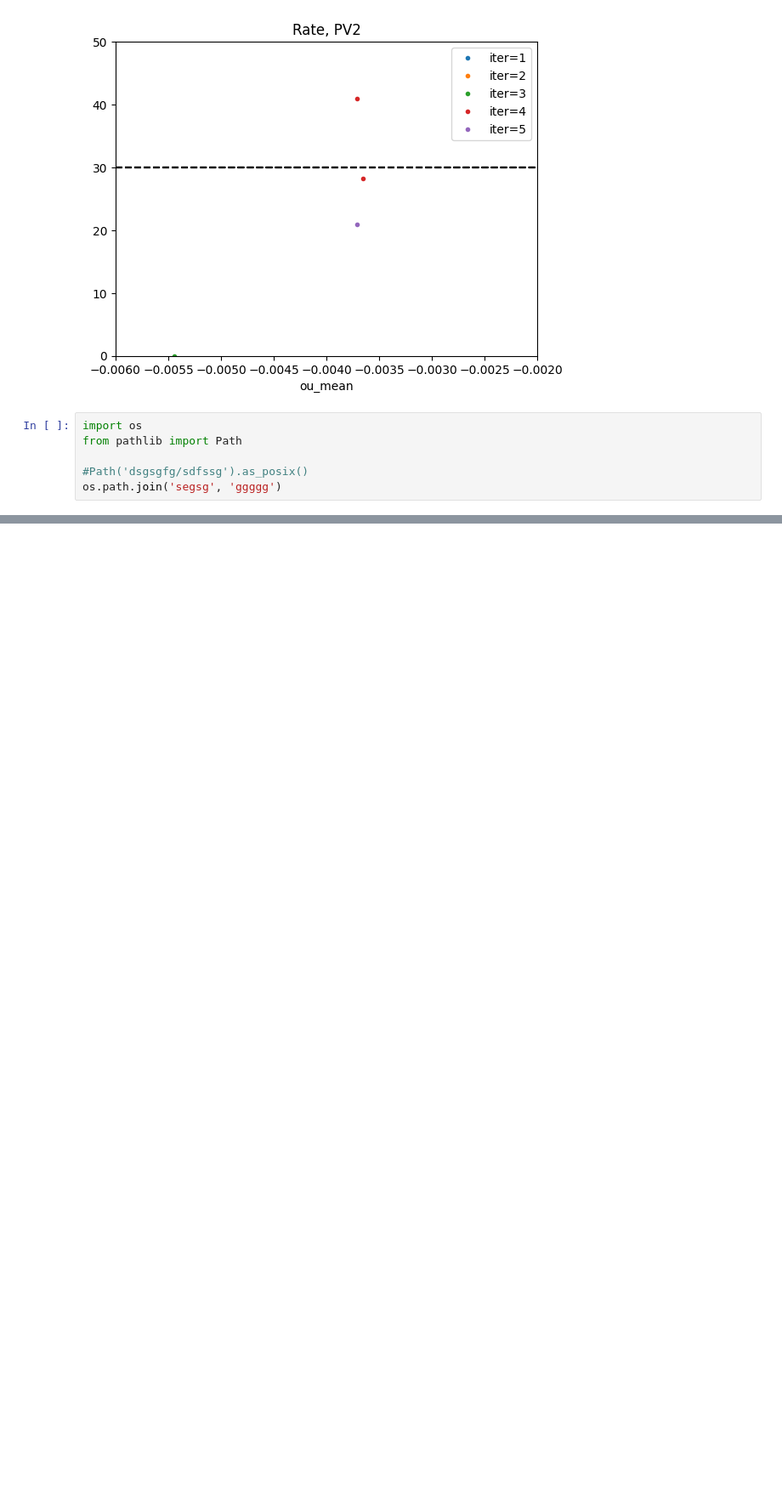
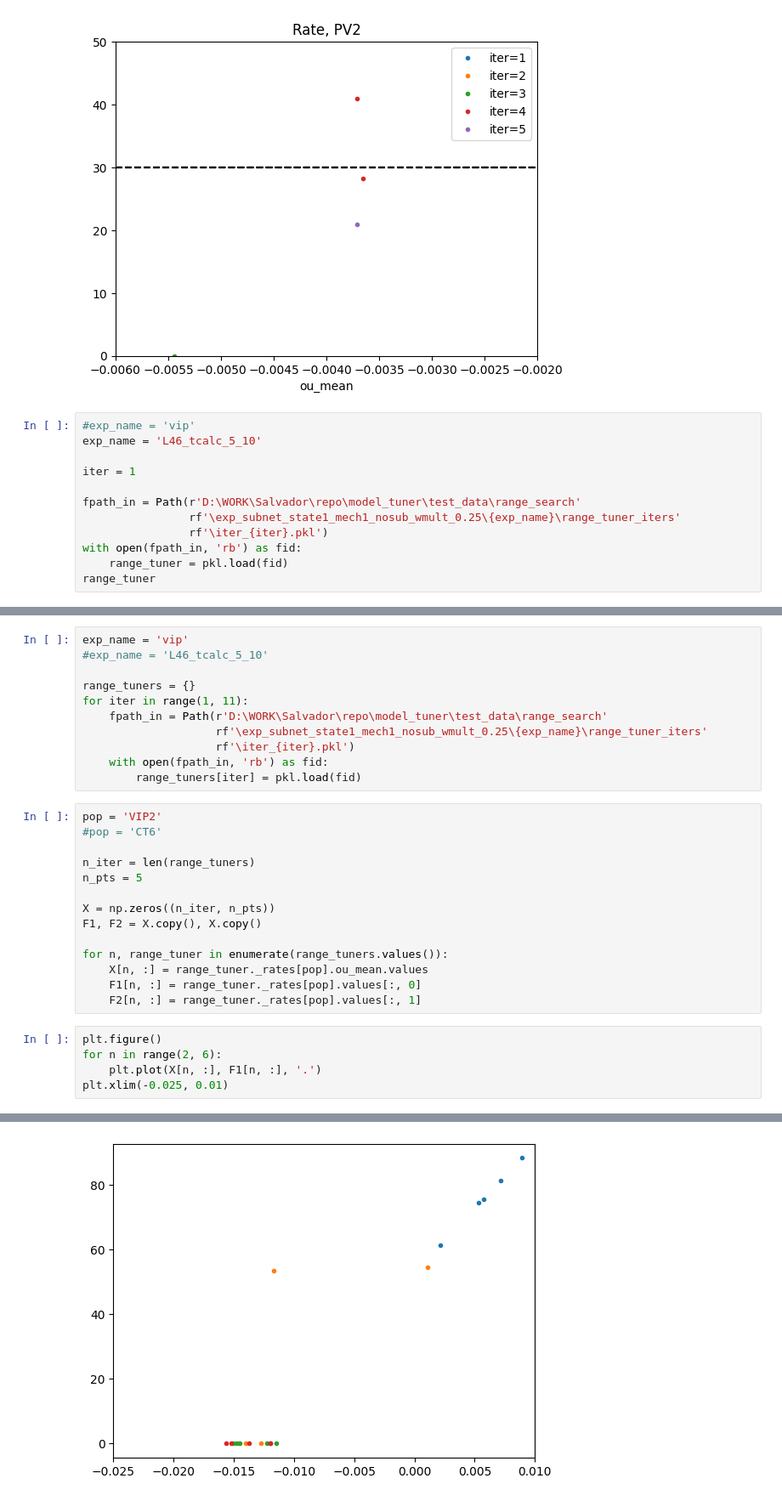
Before and after one commit to niknovikov19/model_tuner, a Jupyter notebook: proto/oumean_range_search/explore_results.ipynb, the cells around one changed output, grey strips where cells are left out. Shown: that part at 85% size. Drawn from its saved outputs; the diff is of its cells as text; blank space fills up the shorter version.

Commit message:
Implement automatic OU range search

```diff
--- a/proto/oumean_range_search/explore_results.ipynb
+++ b/proto/oumean_range_search/explore_results.ipynb
@@ -67,9 +70,15 @@ plt.ylim(0, 50)
 (0.0, 50.0)
 [figure]
 # %%
-import os
-from pathlib import Path
+#exp_name = 'vip'
+exp_name = 'L46_tcalc_5_10'
 
-#Path('dsgsgfg/sdfssg').as_posix()
-os.path.join('segsg', 'ggggg')
+iter = 1
+
+fpath_in = Path(r'D:\WORK\Salvador\repo\model_tuner\test_data\range_search'
+                rf'\exp_subnet_state1_mech1_nosub_wmult_0.25\{exp_name}\range_tuner_iters'
+                rf'\iter_{iter}.pkl')
+with open(fpath_in, 'rb') as fid:
+    range_tuner = pkl.load(fid)
+range_tuner
 # %% [output]
@@ -76,0 +90,31 @@ os.path.join('segsg', 'ggggg')
+# %%
+exp_name = 'vip'
+#exp_name = 'L46_tcalc_5_10'
+
+range_tuners = {}
+for iter in range(1, 11):
+    fpath_in = Path(r'D:\WORK\Salvador\repo\model_tuner\test_data\range_search'
+                    rf'\exp_subnet_state1_mech1_nosub_wmult_0.25\{exp_name}\range_tuner_iters'
+                    rf'\iter_{iter}.pkl')
+    with open(fpath_in, 'rb') as fid:
+        range_tuners[iter] = pkl.load(fid)
+# %%
+pop = 'VIP2'
+#pop = 'CT6'
+
+n_iter = len(range_tuners)
+n_pts = 5
+
+X = np.zeros((n_iter, n_pts))
+F1, F2 = X.copy(), X.copy()
+
+for n, range_tuner in enumerate(range_tuners.values()):
+    X[n, :] = range_tuner._rates[pop].ou_mean.values
+    F1[n, :] = range_tuner._rates[pop].values[:, 0]
+    F2[n, :] = range_tuner._rates[pop].values[:, 1]
+# %%
+plt.figure()
+for n in range(2, 6):
+    plt.plot(X[n, :], F1[n, :], '.')
+plt.xlim(-0.025, 0.01)
+# %% [output]
@@ -76,0 +122 @@ os.path.join('segsg', 'ggggg')
+[figure, added]
```
Also changed, not shown: parts of 6 cells of this notebook, 5 other files.
